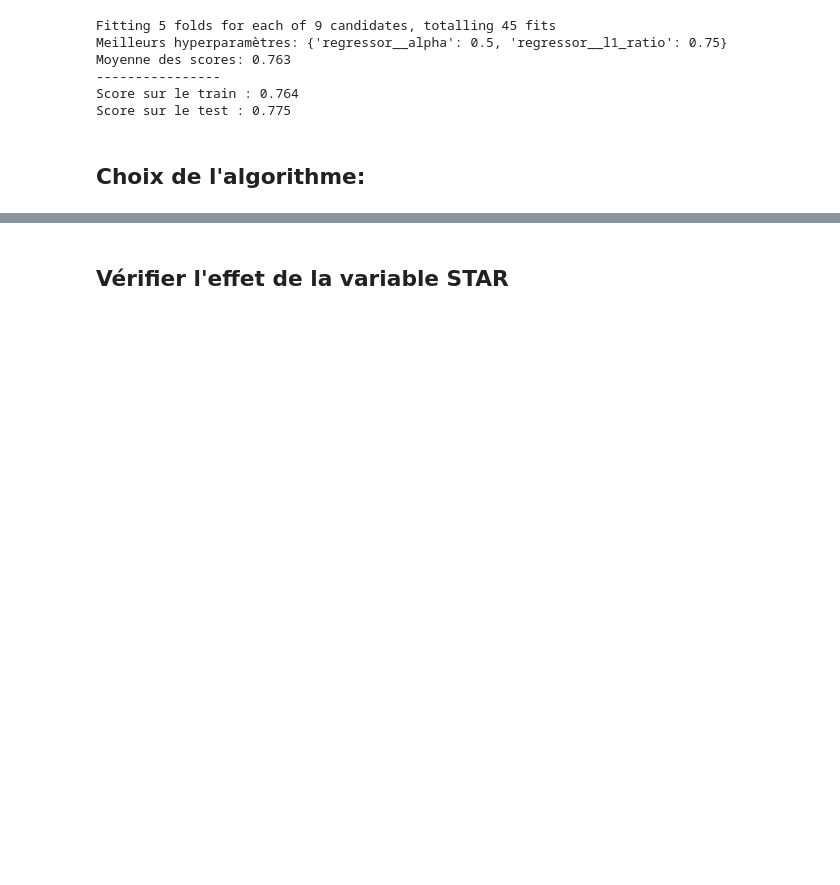
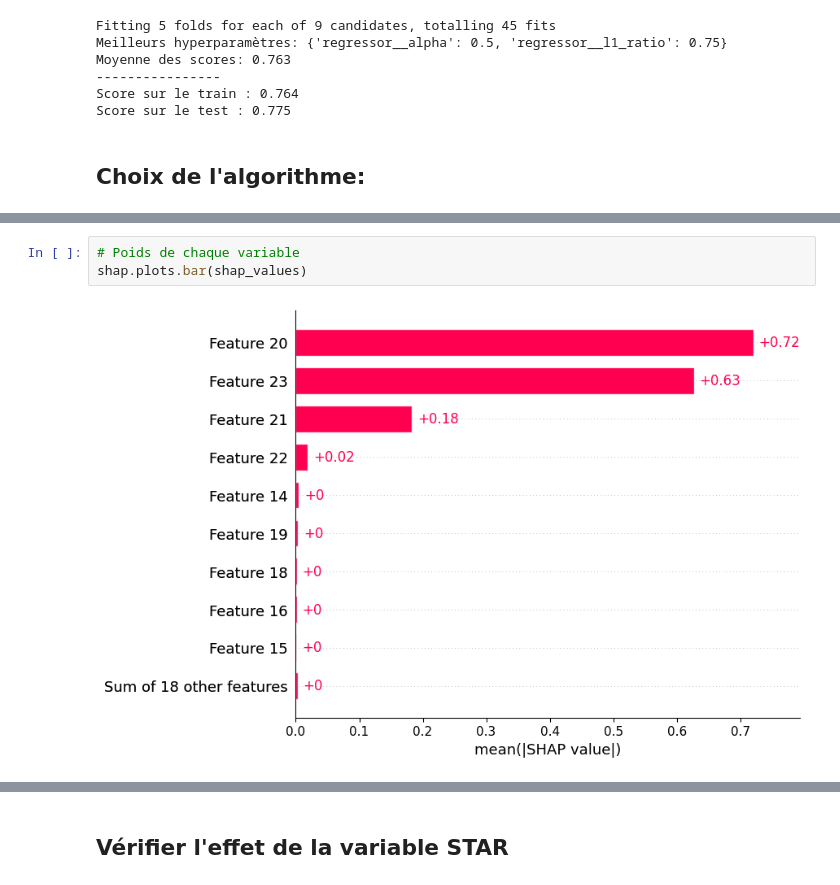
Before and after one commit to helenatong/oc_p3_Anticipez_les_besoins_en_consommation_de_batiments, a Jupyter notebook: training.ipynb, the cells around one changed output, grey strips where cells are left out. Saved outputs shown, nothing was run; the diff lists cells and outputs as text; blank space fills up the shorter version.

```diff
--- a/training.ipynb
+++ b/training.ipynb
@@ -403,0 +629,5 @@ Pipeline(steps=[('preprocessor',
+# %%
+# Poids de chaque variable
+shap.plots.bar(shap_values)
+# %% [output]
+[figure, added]
```
Also changed, not shown: parts of 43 cells of this notebook.
